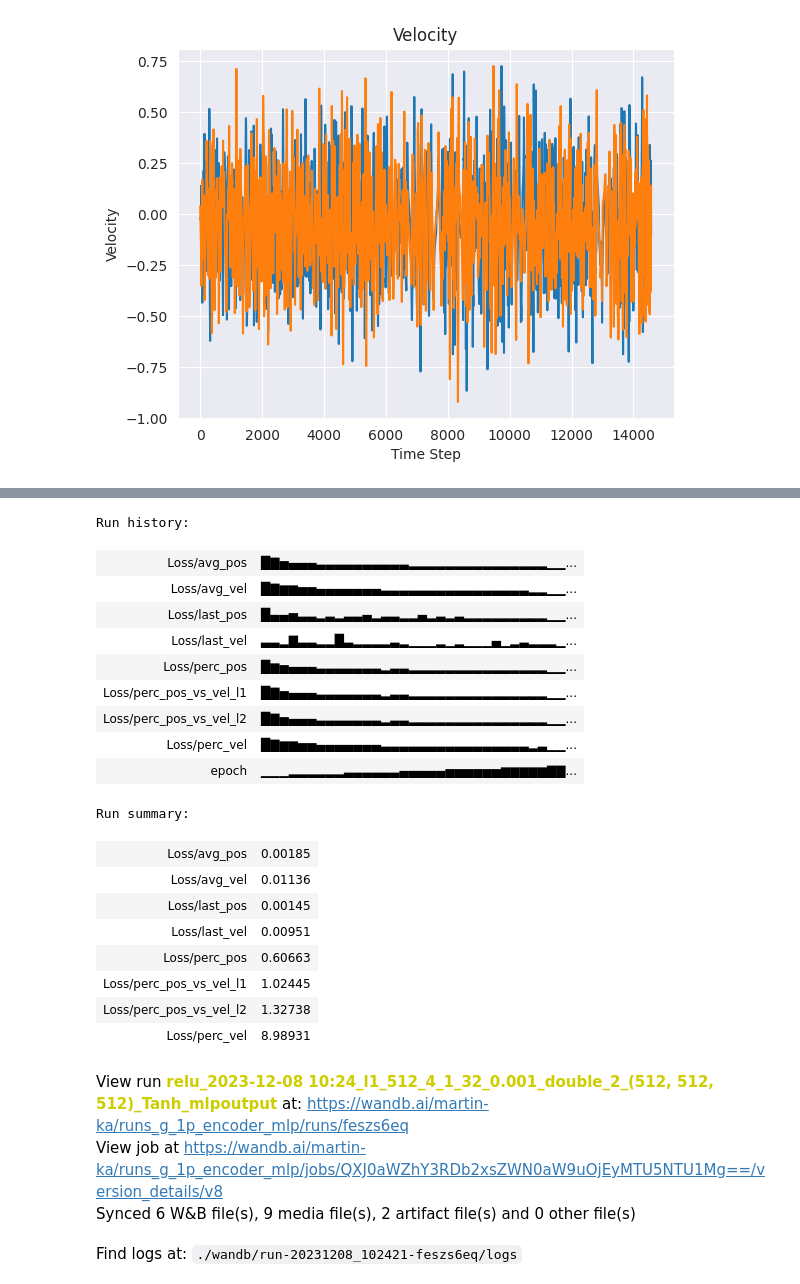
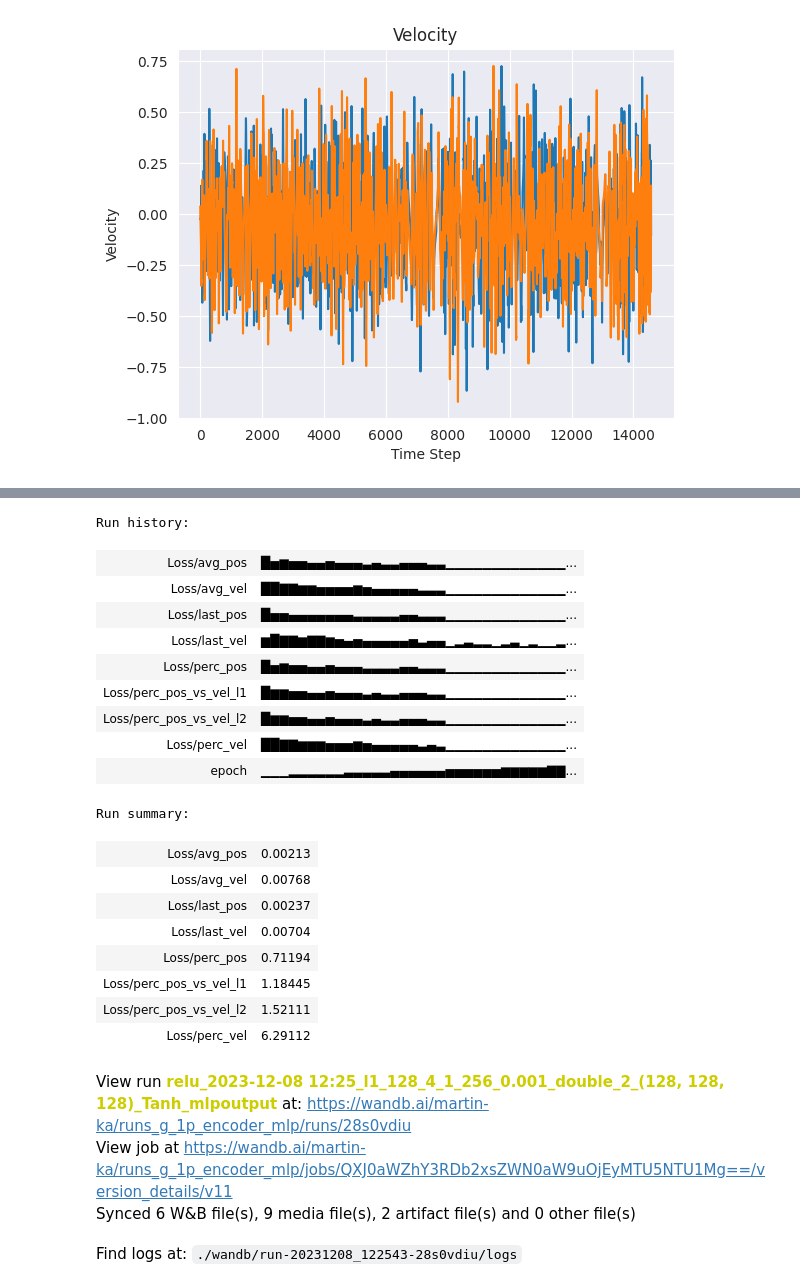
Before and after one commit to TheMightiestCarrot/n_body_approx, a Jupyter notebook: one_particle_withmlp.ipynb, the cells around one changed output, grey strips where cells are left out. Drawn from its saved outputs; the diff is of its cells as text; code cells hidden in the pictures.

```diff
--- a/one_particle_withmlp.ipynb
+++ b/one_particle_withmlp.ipynb
@@ -14,7 +14,7 @@ importlib.reload(ut)
 seed_value = 42
 
 N = 5  # Number of particles
-tEnd = 130.0  # time at which simulation ends
+tEnd = 150.0  # time at which simulation ends
 dt = 0.01  # timestep
 softening = 0.15  # softening length
 G = 1.0  # Newton's Gravitational Constant
@@ -82,7 +82,7 @@ num_heads = 4
 num_layers = 1
 hidden_dims = [128, 128, 128]
 lr = 0.001
-batch_size = 32
+batch_size = 256
 particle_index = 0
 precision = 'double'
 mlp_type = 'output'
@@ -222,28 +222,29 @@ for self_feed_reset in [120, 1000]:
                                                    boxSize=boxSize*1.5, dims=dims, offline_plot=True, loggers=loggers_list, video_name=f"self feed reset every {self_feed_reset}")
 # %%
 for lg in loggers_list:
+    lg.log_scalar('last_epoch', epoch)
     lg.finish()
 # %% [output]
 Run history:
-| Loss/avg_pos | █▇▅▄▄▄▃▃▃▃▃▃▃▃▃▃▂▂▂▂▂▂▂▂▂▂▂▂▂▂▂▁▁... |
-| Loss/avg_vel | █▇▆▆▅▅▄▄▄▄▄▄▄▃▃▃▃▃▃▃▃▃▃▃▃▃▃▃▃▂▂▁▁... |
-| Loss/last_pos | █▄▄▅▃▃▂▃▂▃▃▄▂▃▃▂▂▄▂▃▂▃▂▂▂▂▂▂▂▂▂▁▁... |
-| Loss/last_vel | ▃▃▂▇▃▃▂▂█▃▂▂▂▂▃▂▁▁▁▂▁▂▁▁▁▄▁▂▃▂▂▂▁... |
-| Loss/perc_pos | █▆▅▄▄▄▃▃▃▃▃▃▃▂▃▃▂▂▂▂▂▂▂▂▂▂▂▂▂▂▂▁▁... |
-| Loss/perc_pos_vs_vel_l1 | █▇▅▄▄▄▃▃▃▃▃▃▃▂▃▃▂▂▂▂▂▂▂▂▂▂▂▂▂▂▂▁▁... |
-| Loss/perc_pos_vs_vel_l2 | █▇▅▄▄▄▃▃▃▃▃▃▃▂▃▃▂▂▂▂▂▂▂▂▂▂▂▂▂▂▂▁▁... |
-| Loss/perc_vel | █▇▆▆▅▅▄▄▄▄▄▄▄▃▃▃▃▃▃▃▃▃▃▃▃▃▃▃▃▂▃▁▁... |
-| epoch | ▁▁▁▂▂▂▂▂▂▃▃▃▃▃▃▄▄▄▄▄▅▅▅▅▅▅▆▆▆▆▆▇▇... |
+| Loss/avg_pos | █▅▆▅▅▄▄▅▄▄▄▃▄▃▃▄▄▄▃▃▁▁▁▁▁▁▁▁▁▁▁▁▁... |
+| Loss/avg_vel | ██▇▇▆▆▅▅▅▅▆▅▄▄▄▄▄▃▃▃▁▁▁▁▁▁▁▁▁▁▁▁▁... |
+| Loss/last_pos | █▅▅▄▄▄▄▄▄▄▃▃▃▃▃▄▄▃▃▃▁▁▁▁▁▁▁▁▁▁▁▁▁... |
+| Loss/last_vel | ▆█▇▇▆▇▇▆▅▄▅▄▄▄▄▄▅▃▄▄▁▂▃▂▂▁▂▃▁▂▁▁▂... |
+| Loss/perc_pos | █▅▆▅▅▄▄▅▄▄▄▃▃▃▃▄▄▃▃▃▁▁▁▁▁▁▁▁▁▁▁▁▁... |
+| Loss/perc_pos_vs_vel_l1 | █▆▆▅▅▄▄▅▄▄▄▃▄▃▃▄▄▄▃▃▁▁▁▁▁▁▁▁▁▁▁▁▁... |
+| Loss/perc_pos_vs_vel_l2 | █▆▆▅▅▄▄▅▄▄▄▃▄▃▃▄▄▄▃▃▁▁▁▁▁▁▁▁▁▁▁▁▁... |
+| Loss/perc_vel | ██▇▇▆▆▆▅▅▅▆▅▄▄▄▄▄▃▄▃▁▁▁▁▁▁▁▁▁▁▁▁▁... |
+| epoch | ▁▁▁▂▂▂▂▂▂▃▃▃▃▃▄▄▄▄▄▄▅▅▅▅▅▅▆▆▆▆▆▇▇... |
 Run summary:
-| Loss/avg_pos | 0.00185 |
-| Loss/avg_vel | 0.01136 |
-| Loss/last_pos | 0.00145 |
-| Loss/last_vel | 0.00951 |
-| Loss/perc_pos | 0.60663 |
-| Loss/perc_pos_vs_vel_l1 | 1.02445 |
-| Loss/perc_pos_vs_vel_l2 | 1.32738 |
-| Loss/perc_vel | 8.98931 |
+| Loss/avg_pos | 0.00213 |
+| Loss/avg_vel | 0.00768 |
+| Loss/last_pos | 0.00237 |
+| Loss/last_vel | 0.00704 |
+| Loss/perc_pos | 0.71194 |
+| Loss/perc_pos_vs_vel_l1 | 1.18445 |
+| Loss/perc_pos_vs_vel_l2 | 1.52111 |
+| Loss/perc_vel | 6.29112 |
-View run relu_2023-12-08 10:24_l1_512_4_1_32_0.001_double_2_(512, 512, 512)_Tanh_mlpoutput at: https://wandb.ai/martin-ka/runs_g_1p_encoder_mlp/runs/feszs6eq
-View job at https://wandb.ai/martin-ka/runs_g_1p_encoder_mlp/jobs/QXJ0aWZhY3RDb2xsZWN0aW9uOjEyMTU5NTU1Mg==/version_details/v8
+View run relu_2023-12-08 12:25_l1_128_4_1_256_0.001_double_2_(128, 128, 128)_Tanh_mlpoutput at: https://wandb.ai/martin-ka/runs_g_1p_encoder_mlp/runs/28s0vdiu
+View job at https://wandb.ai/martin-ka/runs_g_1p_encoder_mlp/jobs/QXJ0aWZhY3RDb2xsZWN0aW9uOjEyMTU5NTU1Mg==/version_details/v11
 Synced 6 W&B file(s), 9 media file(s), 2 artifact file(s) and 0 other file(s)
-Find logs at: ./wandb/run-20231208_102421-feszs6eq/logs
+Find logs at: ./wandb/run-20231208_122543-28s0vdiu/logs
```
Also changed, not shown: parts of 3 cells of this notebook, 5 other files.
